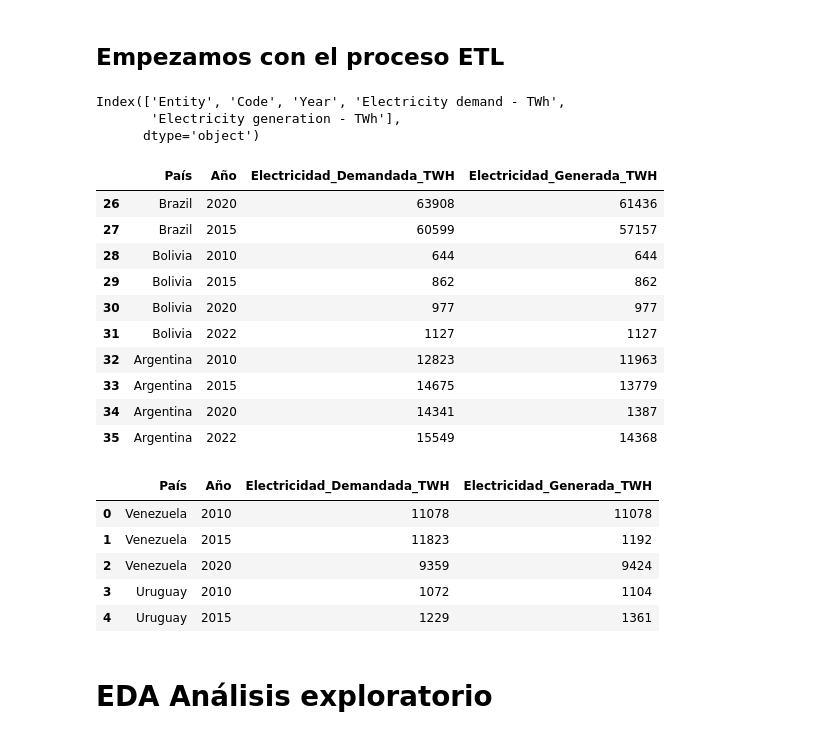
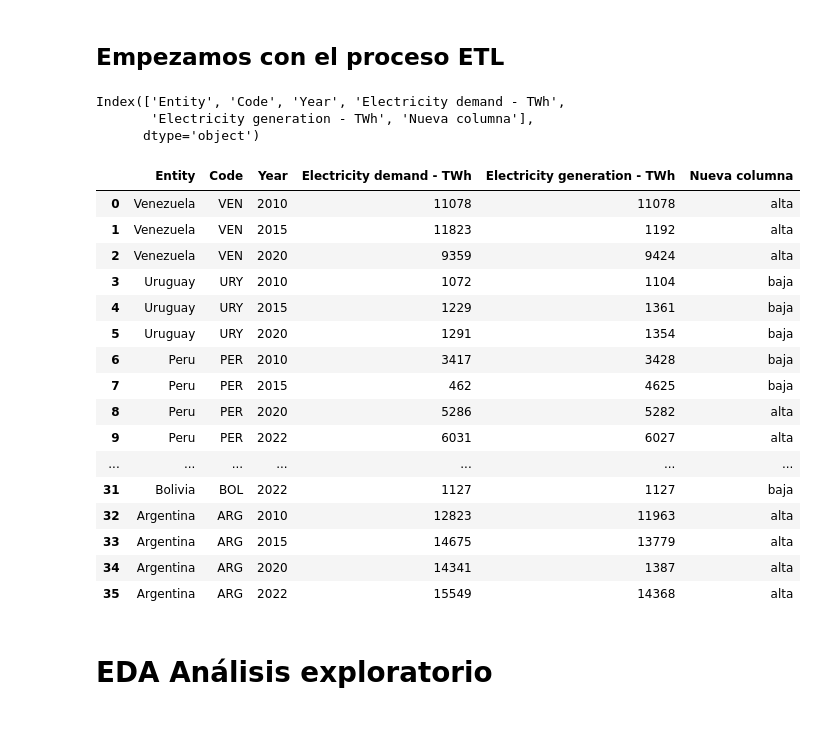
Before and after one commit to MarcoRiquelmeA/porfolio, a Jupyter notebook: 4. Portfolio Python Marco Riquelme.ipynb, the cells around one changed output. Saved outputs shown, nothing was run; the diff lists cells and outputs as text; code cells hidden in the pictures.

```diff
--- a/4. Portfolio Python Marco Riquelme.ipynb
+++ b/4. Portfolio Python Marco Riquelme.ipynb
@@ -54,0 +61,8 @@ df_csv.head()
+# %%
+Columnas = ['Entity' , 'Code' , 'Year' , 'Electricity demand - TWh' , 'Electricity generation - TWh']
+#df_csv[Columnas].head()
+df_csv = df_csv[Columnas].copy()
+# %%
+
+df_csv['Nueva columna']=np.where( df_csv['Electricity demand - TWh']>5000,'alta', 'baja')
+df_csv.head()
@@ -65,5 +80,5 @@ Electricidad_Generada_TWH = []
 df_csv.columns
 # %% [output]
 Index(['Entity', 'Code', 'Year', 'Electricity demand - TWh',
-       'Electricity generation - TWh'],
+       'Electricity generation - TWh', 'Nueva columna'],
       dtype='object')
@@ -77,44 +85,27 @@ for index, row in df_csv.iterrows():
-# %%
-# Creación del Dataframe nuevo para ajustar nuestra estructura tabular
-df_t = pd.DataFrame({
-    'País': País,
-    'Año': Año,
-    'Electricidad_Demandada_TWH': Electricidad_Demandada_TWH,
-    'Electricidad_Generada_TWH': Electricidad_Generada_TWH,
-
-})
-# Mostramos el DataFrame
-df_t.tail(10)
-# %% [output]
-|  | País | Año | Electricidad_Demandada_TWH | Electricidad_Generada_TWH |
-| 26 | Brazil | 2020 | 63908 | 61436 |
-| 27 | Brazil | 2015 | 60599 | 57157 |
-| 28 | Bolivia | 2010 | 644 | 644 |
-| 29 | Bolivia | 2015 | 862 | 862 |
-| 30 | Bolivia | 2020 | 977 | 977 |
-| 31 | Bolivia | 2022 | 1127 | 1127 |
-| 32 | Argentina | 2010 | 12823 | 11963 |
-| 33 | Argentina | 2015 | 14675 | 13779 |
-| 34 | Argentina | 2020 | 14341 | 1387 |
-| 35 | Argentina | 2022 | 15549 | 14368 |
 # %%
-# eliminamos filas que tengan NaN en toda la fila
-df_t = df_t.dropna(how='all')
-
-#rellenamos hacia abajo en el campo anio
-df_t['Año'] = df_t['Año'].ffill()
 
 #Mostramos el DataFrame
 
 #df_t
-df_t.head()
+df_csv.head(36)
 # %% [output]
-|  | País | Año | Electricidad_Demandada_TWH | Electricidad_Generada_TWH |
-| 0 | Venezuela | 2010 | 11078 | 11078 |
-| 1 | Venezuela | 2015 | 11823 | 1192 |
-| 2 | Venezuela | 2020 | 9359 | 9424 |
-| 3 | Uruguay | 2010 | 1072 | 1104 |
-| 4 | Uruguay | 2015 | 1229 | 1361 |
+|  | Entity | Code | Year | Electricity demand - TWh | Electricity generation - TWh | Nueva columna |
+| 0 | Venezuela | VEN | 2010 | 11078 | 11078 | alta |
+| 1 | Venezuela | VEN | 2015 | 11823 | 1192 | alta |
+| 2 | Venezuela | VEN | 2020 | 9359 | 9424 | alta |
+| 3 | Uruguay | URY | 2010 | 1072 | 1104 | baja |
+| 4 | Uruguay | URY | 2015 | 1229 | 1361 | baja |
+| 5 | Uruguay | URY | 2020 | 1291 | 1354 | baja |
+| 6 | Peru | PER | 2010 | 3417 | 3428 | baja |
+| 7 | Peru | PER | 2015 | 462 | 4625 | baja |
+| 8 | Peru | PER | 2020 | 5286 | 5282 | alta |
+| 9 | Peru | PER | 2022 | 6031 | 6027 | alta |
+| ... | ... | ... | ... | ... | ... | ... |
+| 31 | Bolivia | BOL | 2022 | 1127 | 1127 | baja |
+| 32 | Argentina | ARG | 2010 | 12823 | 11963 | alta |
+| 33 | Argentina | ARG | 2015 | 14675 | 13779 | alta |
+| 34 | Argentina | ARG | 2020 | 14341 | 1387 | alta |
+| 35 | Argentina | ARG | 2022 | 15549 | 14368 | alta |
 # %%
 # Se exporta a un excel, con el código anterior se puede armar un scritp para automatizar la transformación
 # df_final.to_excel("datos_inmuebles.xlsx", index=False)
```
Also changed, not shown: parts of 17 cells of this notebook.
